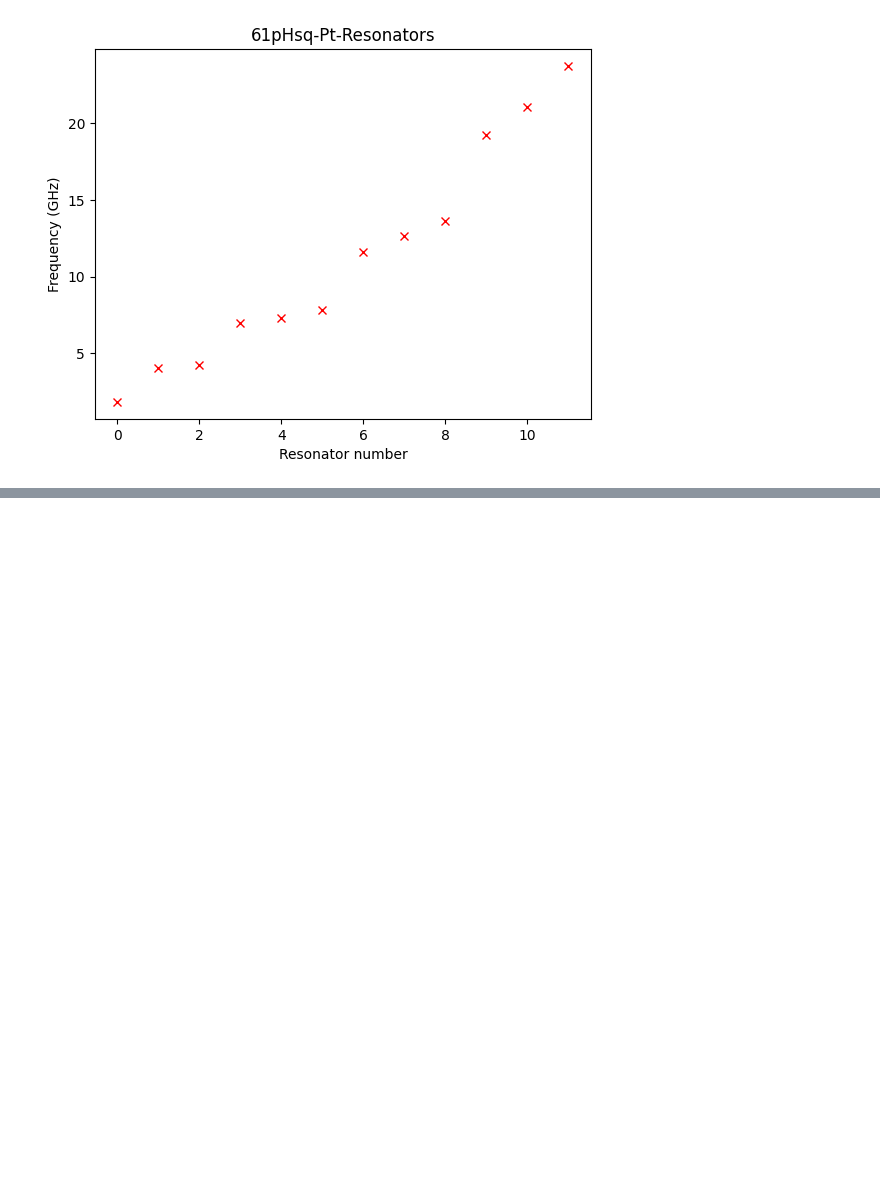
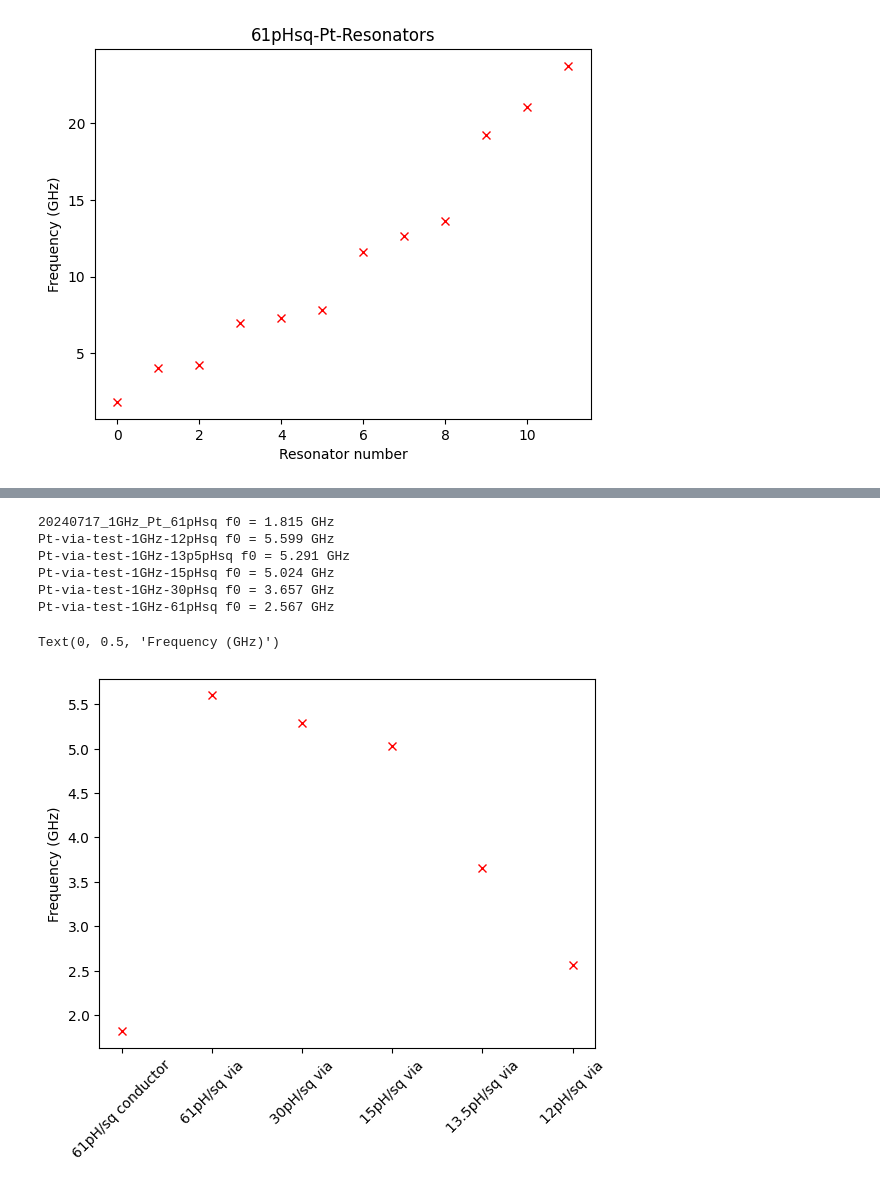
Before and after one commit to cbelo/resonators, a Jupyter notebook: 20240420-chips/simulation-plots.ipynb, the cells around one changed output, grey strips where cells are left out. Saved outputs shown, nothing was run; the diff lists cells and outputs as text; code cells hidden in the pictures; blank space fills up the shorter version.

```diff
--- a/20240420-chips/simulation-plots.ipynb
+++ b/20240420-chips/simulation-plots.ipynb
@@ -441,0 +473,17 @@ Text(0.5, 1.0, '61pHsq-Pt-Resonators')
+# %%
+for i, name in enumerate(d_via.keys()):
+    peak, _ = sig.find_peaks(-d_via[name]['amp'], prominence = 0.1)
+    f0 = 1e-9*d_via[name]['freq'][peak[0]]
+    print(f'{name} f0 = {f0:.3f} GHz')
+    plt.plot(i, f0, 'rx')
+    plt.xticks(range(len(d_via.keys())), Lk, rotation = 45)
+plt.ylabel('Frequency (GHz)')
+# %% [output]
+20240717_1GHz_Pt_61pHsq f0 = 1.815 GHz
+Pt-via-test-1GHz-12pHsq f0 = 5.599 GHz
+Pt-via-test-1GHz-13p5pHsq f0 = 5.291 GHz
+Pt-via-test-1GHz-15pHsq f0 = 5.024 GHz
+Pt-via-test-1GHz-30pHsq f0 = 3.657 GHz
+Pt-via-test-1GHz-61pHsq f0 = 2.567 GHz
+Text(0, 0.5, 'Frequency (GHz)')
+[figure, added]
```
Also changed, not shown: parts of 3 cells of this notebook.
